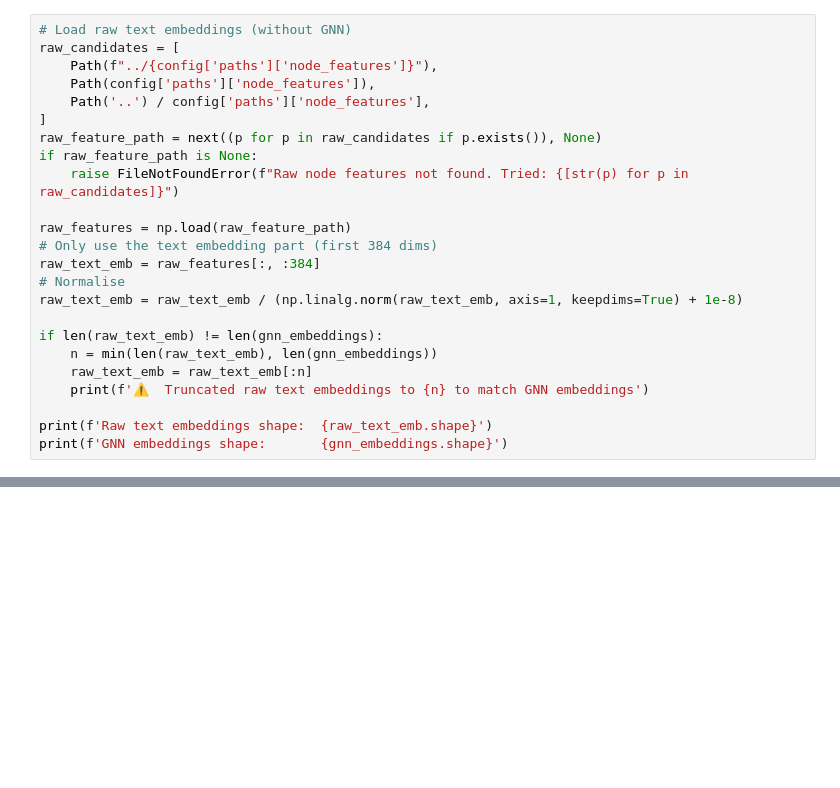
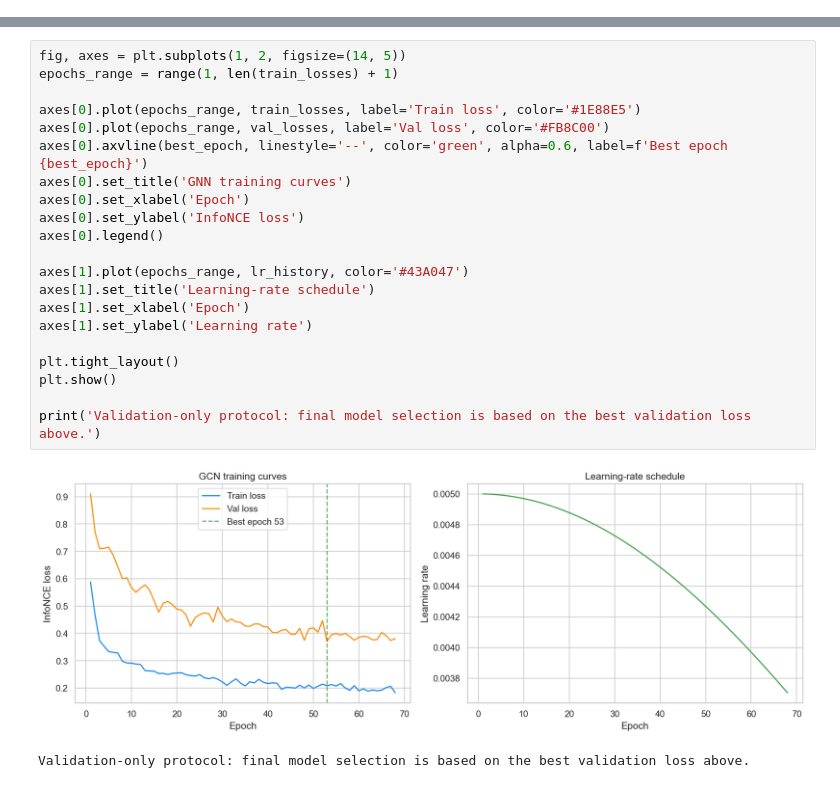
Before and after one commit to felixaugustin-ucl/NLP, a Jupyter notebook: notebooks/02_gnn_training.ipynb, the cells around one changed output, grey strips where cells are left out. Drawn from its saved outputs; the diff is of its cells as text; blank space fills up the shorter version.

Commit message:
Update retrieval notebooks and training artifacts

```diff
--- a/notebooks/02_gnn_training.ipynb
+++ b/notebooks/02_gnn_training.ipynb
@@ -1049,24 +0,0 @@ Compare GNN embeddings vs the raw sentence-transformer embeddings (no graph stru
-# %%
-# Load raw text embeddings (without GNN)
-raw_candidates = [
-    Path(f"../{config['paths']['node_features']}"),
-    Path(config['paths']['node_features']),
-    Path('..') / config['paths']['node_features'],
-]
-raw_feature_path = next((p for p in raw_candidates if p.exists()), None)
-if raw_feature_path is None:
-    raise FileNotFoundError(f"Raw node features not found. Tried: {[str(p) for p in raw_candidates]}")
-
-raw_features = np.load(raw_feature_path)
-# Only use the text embedding part (first 384 dims)
-raw_text_emb = raw_features[:, :384]
-# Normalise
-raw_text_emb = raw_text_emb / (np.linalg.norm(raw_text_emb, axis=1, keepdims=True) + 1e-8)
-
-if len(raw_text_emb) != len(gnn_embeddings):
-    n = min(len(raw_text_emb), len(gnn_embeddings))
-    raw_text_emb = raw_text_emb[:n]
-    print(f'⚠️  Truncated raw text embeddings to {n} to match GNN embeddings')
-
-print(f'Raw text embeddings shape:  {raw_text_emb.shape}')
-print(f'GNN embeddings shape:       {gnn_embeddings.shape}')
@@ -1202,0 +482,24 @@ print(f'✓ Saved GNN embeddings ({gnn_embeddings.shape}) to: {emb_path}')
+# %%
+fig, axes = plt.subplots(1, 2, figsize=(14, 5))
+epochs_range = range(1, len(train_losses) + 1)
+
+axes[0].plot(epochs_range, train_losses, label='Train loss', color='#1E88E5')
+axes[0].plot(epochs_range, val_losses, label='Val loss', color='#FB8C00')
+axes[0].axvline(best_epoch, linestyle='--', color='green', alpha=0.6, label=f'Best epoch {best_epoch}')
+axes[0].set_title('GNN training curves')
+axes[0].set_xlabel('Epoch')
+axes[0].set_ylabel('InfoNCE loss')
+axes[0].legend()
+
+axes[1].plot(epochs_range, lr_history, color='#43A047')
+axes[1].set_title('Learning-rate schedule')
+axes[1].set_xlabel('Epoch')
+axes[1].set_ylabel('Learning rate')
+
+plt.tight_layout()
+plt.show()
+
+print('Validation-only protocol: final model selection is based on the best validation loss above.')
+# %% [output]
+[figure, added]
+Validation-only protocol: final model selection is based on the best validation loss above.
```
Also changed, not shown: parts of 45 cells of this notebook, 13 other files.
